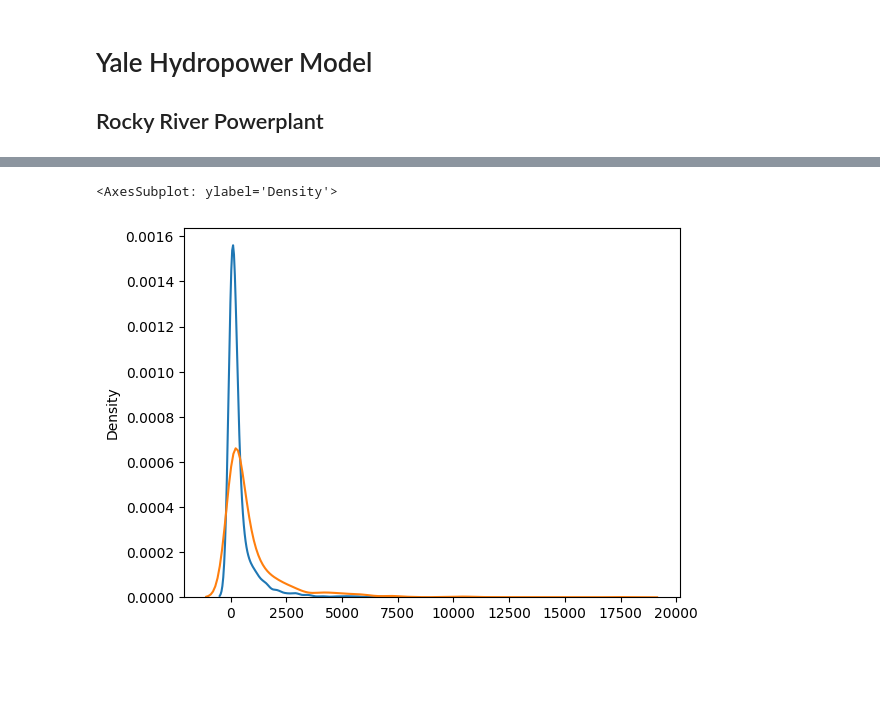
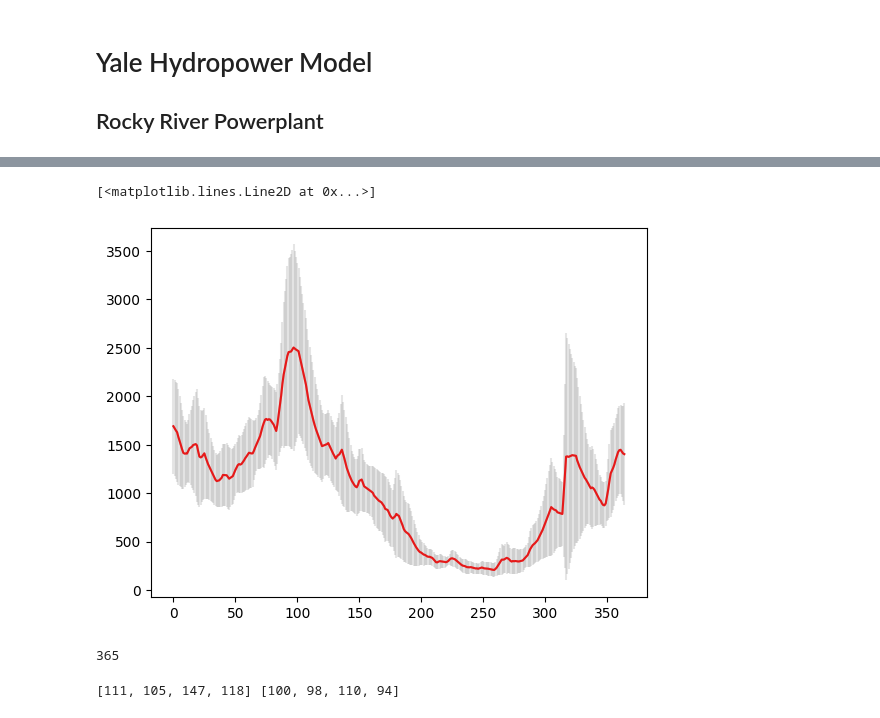
Before and after one commit to nmadev/YaleHydropowerModel, a Jupyter notebook: model.ipynb, the cells around one changed output, grey strips where cells are left out. Cells and saved outputs as stored; diff of their text form; code cells hidden in the pictures; blank space fills up the shorter version.

```diff
--- a/model.ipynb
+++ b/model.ipynb
@@ -89,6 +114,11 @@ for i in range(8):
 # %%
 Q1_ave_baseflow = []
+Q1_min_baseflow = []
+Q1_max_baseflow = []
 Q4_ave_baseflow = []
+Q4_min_baseflow = []
+Q4_max_baseflow = []
+
 for d in range(365):
     Q1_ave = 0.0
     Q4_ave = 0.0
@@ -97,3 +127,12 @@ for d in range(365):
         Q4_ave += Q4[y][3][d]
     Q1_ave_baseflow.append(Q1_ave / 8.0)
     Q4_ave_baseflow.append(Q4_ave / 8.0)
+
+    Q1_std = np.std([y[3][d] for y in Q1]) * 1.96 / np.sqrt(8)
+    Q4_std = np.std([y[3][d] for y in Q4]) * 1.96 / np.sqrt(8)
+
+    Q1_min_baseflow.append(Q1_ave / 8.0 - max(0.0, Q1_ave / 8.0 - Q1_std))
+    Q1_max_baseflow.append(Q1_std)
+
+    Q4_min_baseflow.append(Q4_ave / 8.0 - max(0.0, Q4_ave / 8.0 - Q4_std))
+    Q4_max_baseflow.append(Q4_std)
@@ -109,17 +139,49 @@ def residual_dist(quartile):
+# %%
+x = np.arange(0, 365, 1)
+plt.errorbar(x, Q1_ave_baseflow, yerr=(Q1_min_baseflow, Q1_max_baseflow), color='gray', alpha = 0.2)
+plt.plot(x, Q1_ave_baseflow, color='red')
+# plt.errorbar(x, Q4_ave_baseflow, yerr=(Q4_min_baseflow, Q4_max_baseflow), color='gray', alpha = 0.2)
+# plt.plot(x, Q4_ave_baseflow, color='red')
+# %% [output]
+[<matplotlib.lines.Line2D at 0x...>]
+[figure, added]
+# %%
+year_markers = [90, 91, 92, 92]
+print(sum(year_markers))
+def residual_dist(quartile):
+    residuals = [[], [], [], []]
+    for year_data in quartile:
+        d = 0
+        for i in range(len(year_markers)):
+            for j in range(year_markers[i]):
+                r = year_data[2][d] - year_data[3][d]
+                if r > 0.0:
+                    residuals[i].append(r)
+                d += 1
+    return residuals
+
+def maxima_dist(quartile):
+    maxima = [0, 0, 0, 0]
+    for year_data in quartile:
+        d = 0
+        for i in range(len(year_markers)):
+            for j in range(year_markers[i]):
+                if d == 0 or d == 364:
+                    d += 1
+                    continue
+                if year_data[2][d] >= year_data[2][d - 1] and year_data[2][d] >= year_data[2][d + 1]:
+                    maxima[i] += 1
+                d += 1
+    return maxima
+# %% [output]
+365
 # %%
 Q1_residuals = residual_dist(Q1)
 Q4_residuals = residual_dist(Q4)
+
+Q1_maxima_count = maxima_dist(Q1)
+Q4_maxima_count = maxima_dist(Q4)
+
+print(Q1_maxima_count, Q4_maxima_count)
+# %% [output]
+[111, 105, 147, 118] [100, 98, 110, 94]
-# %%
-# print(len(Q1_residuals))
-# print(len(Q4_residuals))
-# print(min(Q1_residuals), max(Q1_residuals))
-# print(min(Q4_residuals), max(Q4_residuals))
-sns.kdeplot(Q1_residuals)
-sns.kdeplot(Q4_residuals)
-# x1 = np.arange(0, len(Q1_residuals), 1)
-# plt.scatter(x1, sorted(Q1_residuals), marker='.', color='orange')
-# x2 = np.arange(0, len(Q4_residuals), 1)
-# plt.scatter(x2, sorted(Q4_residuals), marker='.', color='blue')
-# %% [output]
-<AxesSubplot: ylabel='Density'>
-[figure, removed]
```
Also changed, not shown: parts of 11 cells of this notebook.
